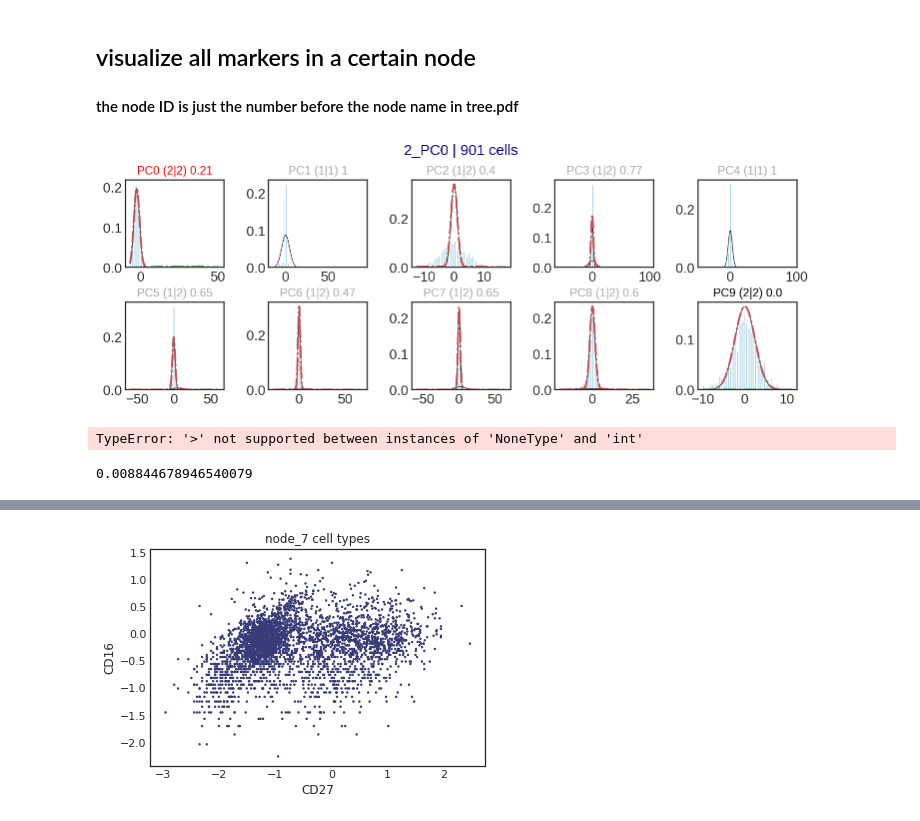
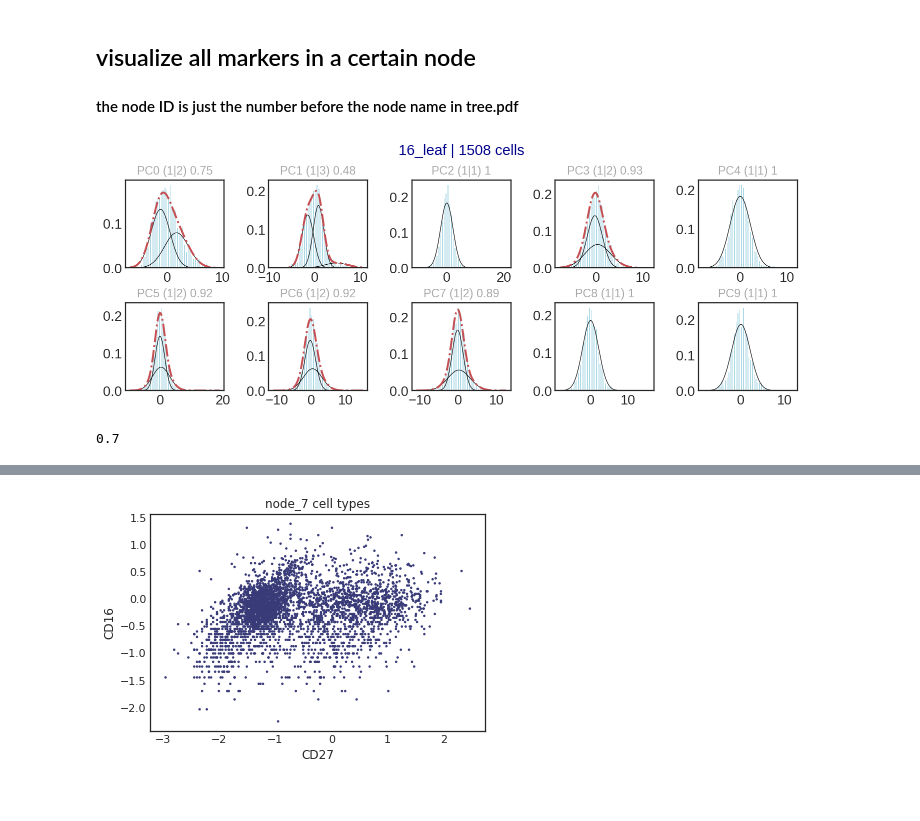
Before and after one commit to xinzhu-email/CITE-pool, a Jupyter notebook: AnalysisTutorial_rna.ipynb, the cells around one changed output, grey strips where cells are left out. Drawn from its saved outputs; the diff is of its cells as text; code cells hidden in the pictures.

```diff
--- a/AnalysisTutorial_rna.ipynb
+++ b/AnalysisTutorial_rna.ipynb
@@ -11,11 +11,12 @@ from metadimm import MetaDIMM
 # %% [markdown]
 ## load data and tree
 # %%
-adata = sc.read_h5ad('../CITE-sortV2-main/datasets/SeuratV4/rna_with_label.h5ad')
+id='1_5'
+adata = sc.read_h5ad('../simulator_out/RNA_simulator_'+id+'.h5ad')
 # ct_list = ['CD4 Naive','CD8 Naive','CD14 Mono']
 # adata = adata[adata.obs['label_l2'].isin(ct_list),:]
 # adata = sc.read_h5ad('./output/rna/CD4_CD8_Naive_CD14_Mono/adata_pp.h5ad')
-f = open('./output/rna/main_p8_/tree.pickle','rb')
+f = open('../output/'+id+'_rna/tree.pickle','rb')
 # f = open('CITEsort_out/SeuratV3_main_ct_smooth2/tree.pickle','rb')
 tree = pickle.load(f)
 f.close()
@@ -23,6 +24,10 @@ f.close()
 traversal = BTreeTraversal(tree)
 md = MetaDIMM()
 adata = adata[tree.indices,:]
-adata = md.filter(adata)
+# adata = md.filter(adata)
 adata = md.preprocess(adata, normalize=True, log1p=True, hvg=True, scale=True)
+
+label = pd.read_csv('../simulator_out/droplets_composition_'+id+'.csv')
+label.index = label.index.astype(str)
+adata.obs['label'] = label['cell_type']
 # %% [output]
@@ -41,18 +43,13 @@ Function 'preprocess' executed in 2.12s
 ## visualize all markers in a certain node
 #### the node ID is just the number before the node name in tree.pdf
 # %%
-node_ID = 2
+node_ID = 16
 traversal.plot_node(adata,node_ID,viz_dim=1,savefig=False)
 # %% [output]
-[figure, old version]
+[figure, new version]
 # %%
-node = traversal.get_node(5)
-node.val_cnt[node.val_cnt>100]
+node = traversal.get_node(3)
+node.all_clustering_dic[1][('PC1',)]['max_val']
+# node.stop
 # %% [output]
-TypeError: '>' not supported between instances of 'NoneType' and 'int'
+0.7
-# %%
-import diptest
-diptest.dipstat(data.loc[node.indices,'CD8a'])
-# len(data.loc[node.indices,'CD158'])
-# %% [output]
-0.008844678946540079
```
Also changed, not shown: parts of 24 cells of this notebook, 8 other files.
